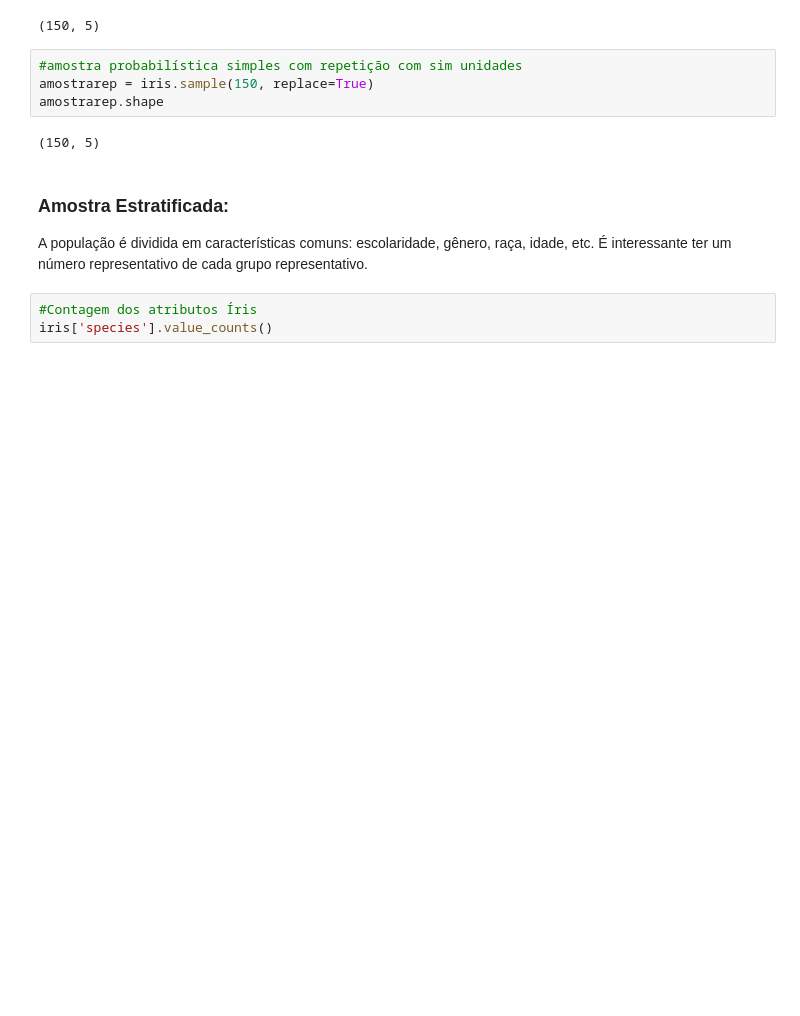
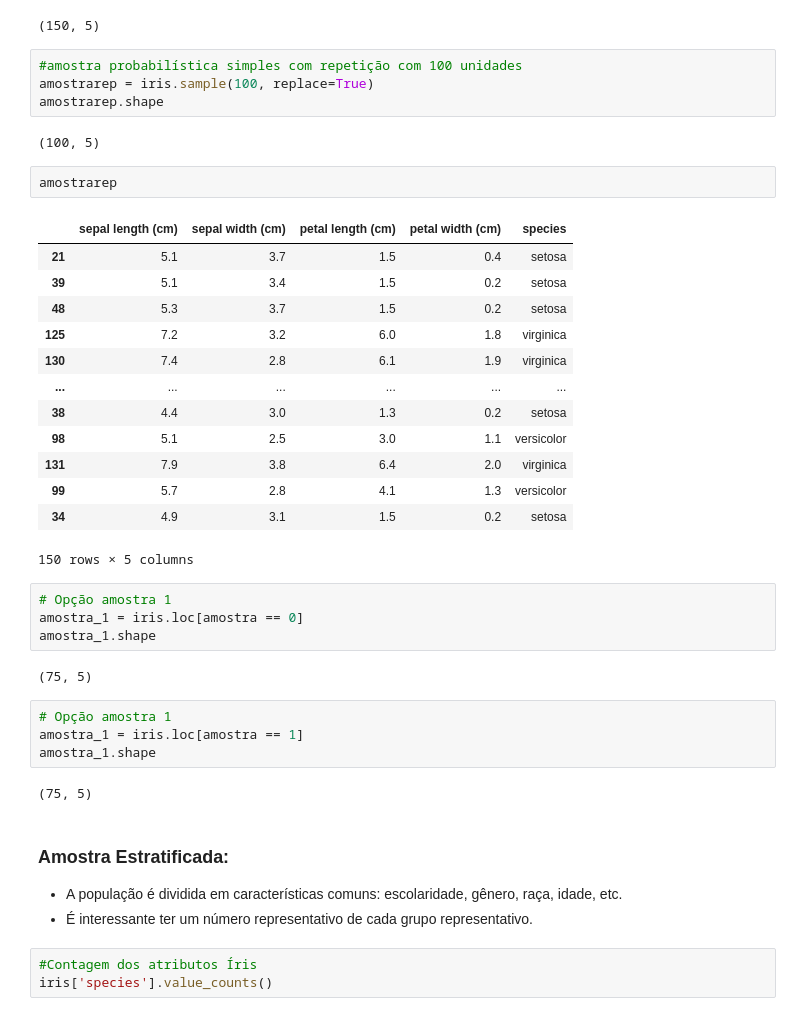
Before and after one commit to emariot/Estatistica_com_R_e_Python, a Jupyter notebook: Python/Amostragem e Medidas de Centralidade.ipynb, the cells around one changed output. Cells and saved outputs as stored; diff of their text form; blank space fills up the shorter version.

```diff
--- a/Python/Amostragem e Medidas de Centralidade.ipynb
+++ b/Python/Amostragem e Medidas de Centralidade.ipynb
@@ -74,14 +74,43 @@ amostrasample.shape
 # %% [output]
 (150, 5)
 # %%
-#amostra probabilística simples com repetição com sim unidades
-amostrarep = iris.sample(150, replace=True)
+#amostra probabilística simples com repetição com 100 unidades
+amostrarep = iris.sample(100, replace=True)
 amostrarep.shape
 # %% [output]
-(150, 5)
+(100, 5)
+# %%
+amostrarep
+# %% [output]
+|  | sepal length (cm) | sepal width (cm) | petal length (cm) | petal width (cm) | species |
+| 21 | 5.1 | 3.7 | 1.5 | 0.4 | setosa |
+| 39 | 5.1 | 3.4 | 1.5 | 0.2 | setosa |
+| 48 | 5.3 | 3.7 | 1.5 | 0.2 | setosa |
+| 125 | 7.2 | 3.2 | 6.0 | 1.8 | virginica |
+| 130 | 7.4 | 2.8 | 6.1 | 1.9 | virginica |
+| ... | ... | ... | ... | ... | ... |
+| 38 | 4.4 | 3.0 | 1.3 | 0.2 | setosa |
+| 98 | 5.1 | 2.5 | 3.0 | 1.1 | versicolor |
+| 131 | 7.9 | 3.8 | 6.4 | 2.0 | virginica |
+| 99 | 5.7 | 2.8 | 4.1 | 1.3 | versicolor |
+| 34 | 4.9 | 3.1 | 1.5 | 0.2 | setosa |
+150 rows × 5 columns
+# %%
+# Opção amostra 1
+amostra_1 = iris.loc[amostra == 0]
+amostra_1.shape
+# %% [output]
+(75, 5)
+# %%
+# Opção amostra 1
+amostra_1 = iris.loc[amostra == 1]
+amostra_1.shape
+# %% [output]
+(75, 5)
 # %% [markdown]
 ### Amostra Estratificada:
-A população é dividida em características comuns: escolaridade, gênero, raça, idade, etc. É interessante ter um número representativo de cada grupo representativo.
+* A população é dividida em características comuns: escolaridade, gênero, raça, idade, etc.
+* É interessante ter um número representativo de cada grupo representativo.
 # %%
 #Contagem dos atributos Íris
 iris['species'].value_counts()
```
Also changed, not shown: parts of 7 cells of this notebook.
